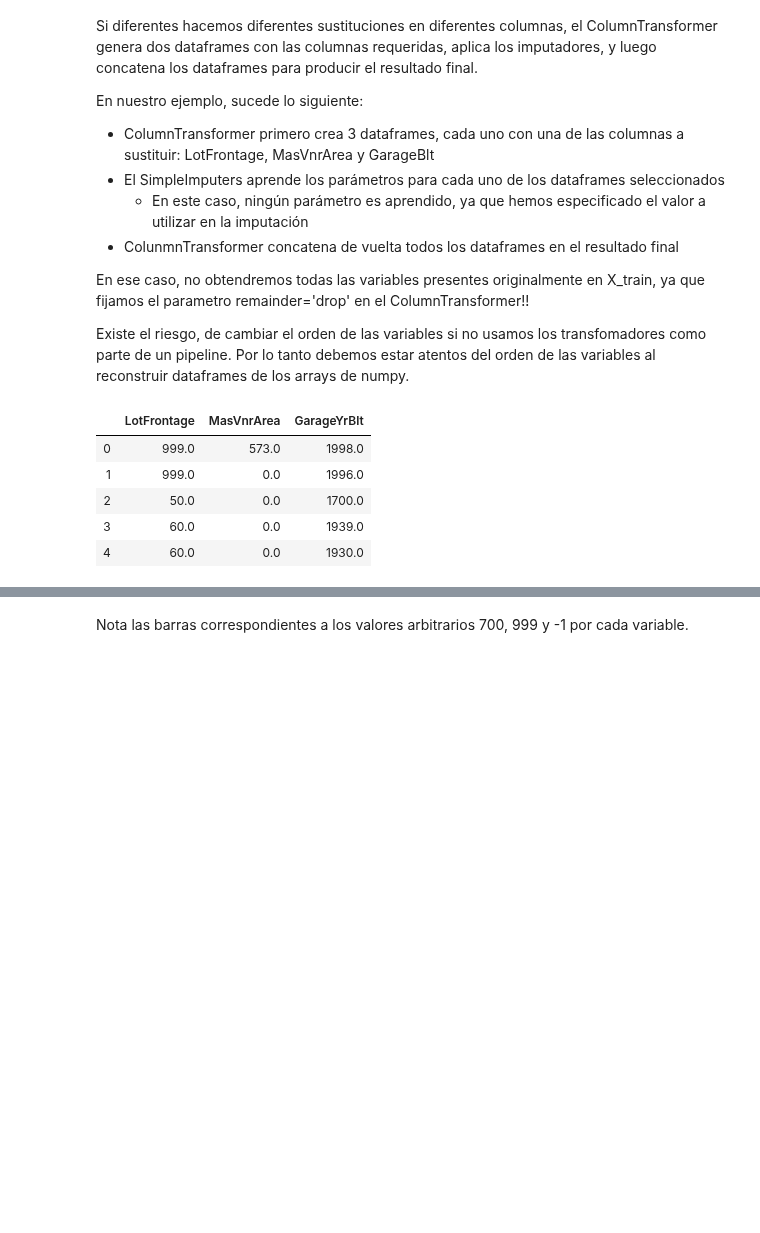
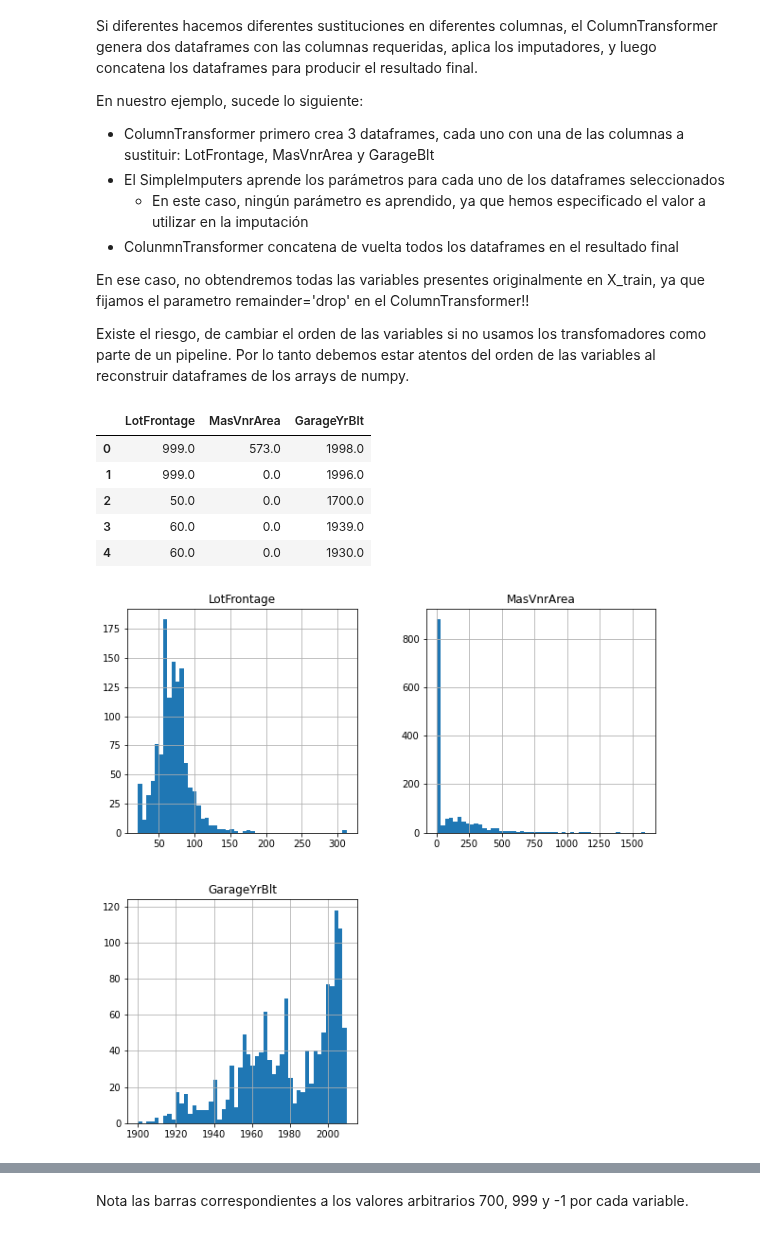
Before and after one commit to virf96/Chat-Bot, a Jupyter notebook: DatosFaltantes_SustitucionValorArbitrario_Sklearn.ipynb, the cells around one changed output, grey strips where cells are left out. Cells and saved outputs as stored; diff of their text form; code cells hidden in the pictures; blank space fills up the shorter version.

```diff
--- a/DatosFaltantes_SustitucionValorArbitrario_Sklearn.ipynb
+++ b/DatosFaltantes_SustitucionValorArbitrario_Sklearn.ipynb
@@ -369,6 +381,15 @@ pd.DataFrame(X_train,
 | 2 | 50.0 | 0.0 | 1700.0 |
 | 3 | 60.0 | 0.0 | 1939.0 |
 | 4 | 60.0 | 0.0 | 1930.0 |
+# %%
+t = pd.DataFrame(data,
+             columns=features_LotFrontAge + features_MasVnrArea +
+             features_GarageYrBlt)
+
+t.hist(bins=50, figsize=(10,10))
+plt.show()
+# %% [output]
+[figure, added]
 # %%
 X_train = pd.DataFrame(X_train,
              columns=features_LotFrontAge + features_MasVnrArea +
```
Also changed, not shown: parts of 11 cells of this notebook.
